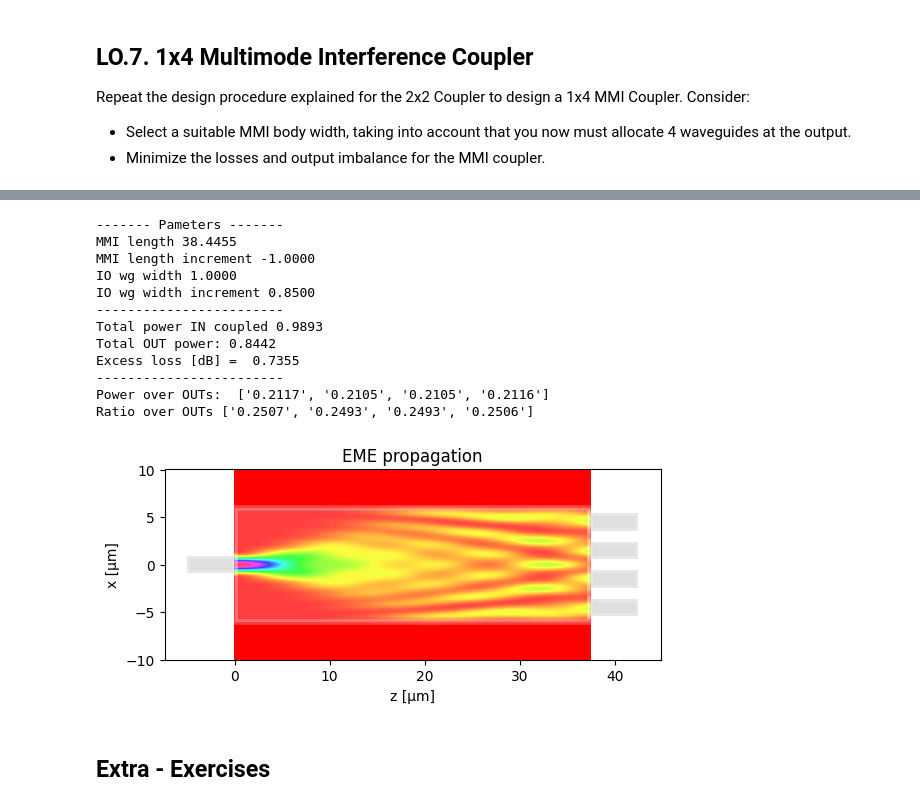
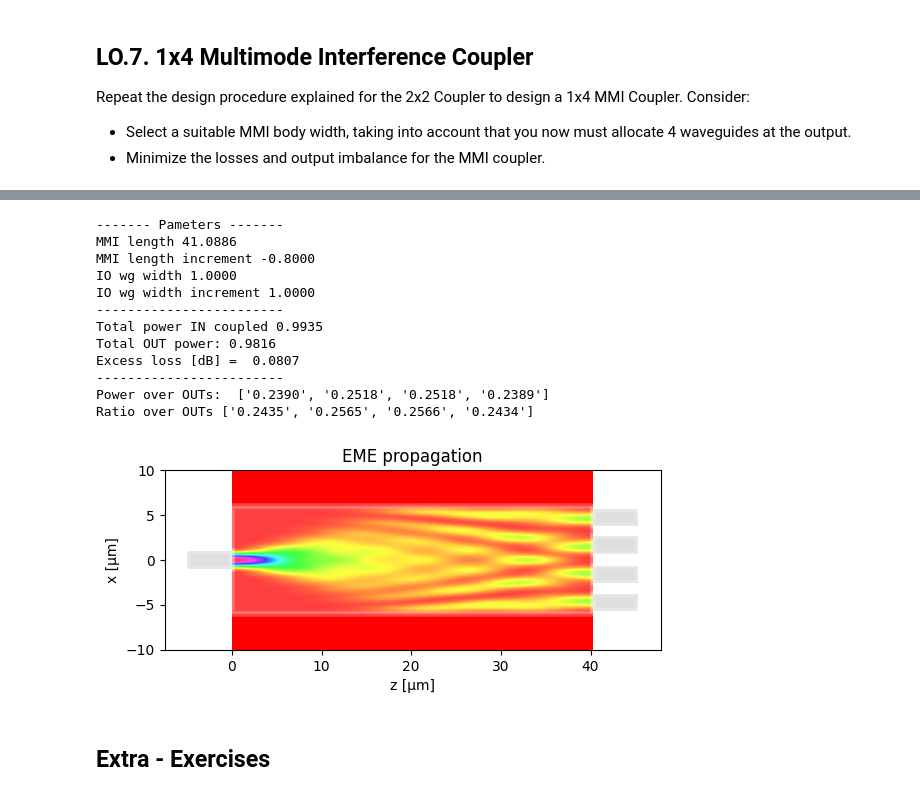
Before and after one commit to Valmaseda10/cifoin-lab2, a Jupyter notebook: COUPLERS_Student.ipynb, the cells around one changed output, grey strips where cells are left out. Drawn from its saved outputs; the diff is of its cells as text; code cells hidden in the pictures.

```diff
--- a/COUPLERS_Student.ipynb
+++ b/COUPLERS_Student.ipynb
@@ -708,7 +708,7 @@ Repeat the design procedure explained for the 2x2 Coupler to design a 1x4 MMI Co
 mmi_Width = 12.0  # STUDENT. Body width increased to accommodate 4 outputs
 m = MMI_EME()
 m.MMI_width = mmi_Width
-m.wg_width_dw = 0.85  # STUDENT. make waveguides slightly wider
+m.wg_width_dw = 1  # STUDENT. make waveguides slightly wider
 
 # 1) Compute the MMI modes
 m.find_all_modes()
@@ -721,36 +721,35 @@ L_pi =  219.13931544095837  µm
 # %%
 
 # 3) Configure 1x4 MMI
 m.n_IN = 1  # STUDENT
 m.n_OUT = 4  # STUDENT
 
 # MMI I/O positions: input at center, outputs evenly spaced
 m.IN_WVG_positions = np.array([0.0])  # center
-m.OUT_WVG_positions = mmi_Width * np.array([-3/8, -1/8, 1/8, 3/8 ])
-#d_e = 0.5
-#d_i = 0.5
-#m.OUT_WVG_positions = mmi_Width * np.array([-3/8 -d_e, -1/8 - d_i, 1/8 + d_i, 3/8 + d_e])
+d_extremos = 0.02 #ajuste para las guías exteriores
+d_internos = 0.01 #ajuste para las guías anteriores
+m.OUT_WVG_positions = mmi_Width * np.array([-3/8 - d_extremos, -1/8 - d_internos, 1/8 + d_internos, 3/8 + d_extremos])
 
 # MMI length
-m.L_MMI = (1/5.7) * L_pi  # STUDENT
-m.dL_MMI = -1  # STUDENT
+m.L_MMI = (3* L_pi)/ (4*4) # STUDENT. Se aplica la fórmula para 4 salidas
+m.dL_MMI = -0.8  # STUDENT
 
 # Run propagation
 m.propagation()
 # %% [output]
 ------- Pameters -------
-MMI length 38.4455
-MMI length increment -1.0000
+MMI length 41.0886
+MMI length increment -0.8000
 IO wg width 1.0000
-IO wg width increment 0.8500
+IO wg width increment 1.0000
 ------------------------
-Total power IN coupled 0.9893
-Total OUT power: 0.8442
-Excess loss [dB] =  0.7355
+Total power IN coupled 0.9935
+Total OUT power: 0.9816
+Excess loss [dB] =  0.0807
 ------------------------
-Power over OUTs:  ['0.2117', '0.2105', '0.2105', '0.2116']
-Ratio over OUTs ['0.2507', '0.2493', '0.2493', '0.2506']
+Power over OUTs:  ['0.2390', '0.2518', '0.2518', '0.2389']
+Ratio over OUTs ['0.2435', '0.2565', '0.2566', '0.2434']
-[figure, old version]
+[figure, new version]
 # %% [markdown]
 ## Extra - Exercises
 # %% [markdown]
```
Also changed, not shown: parts of 8 cells of this notebook.
